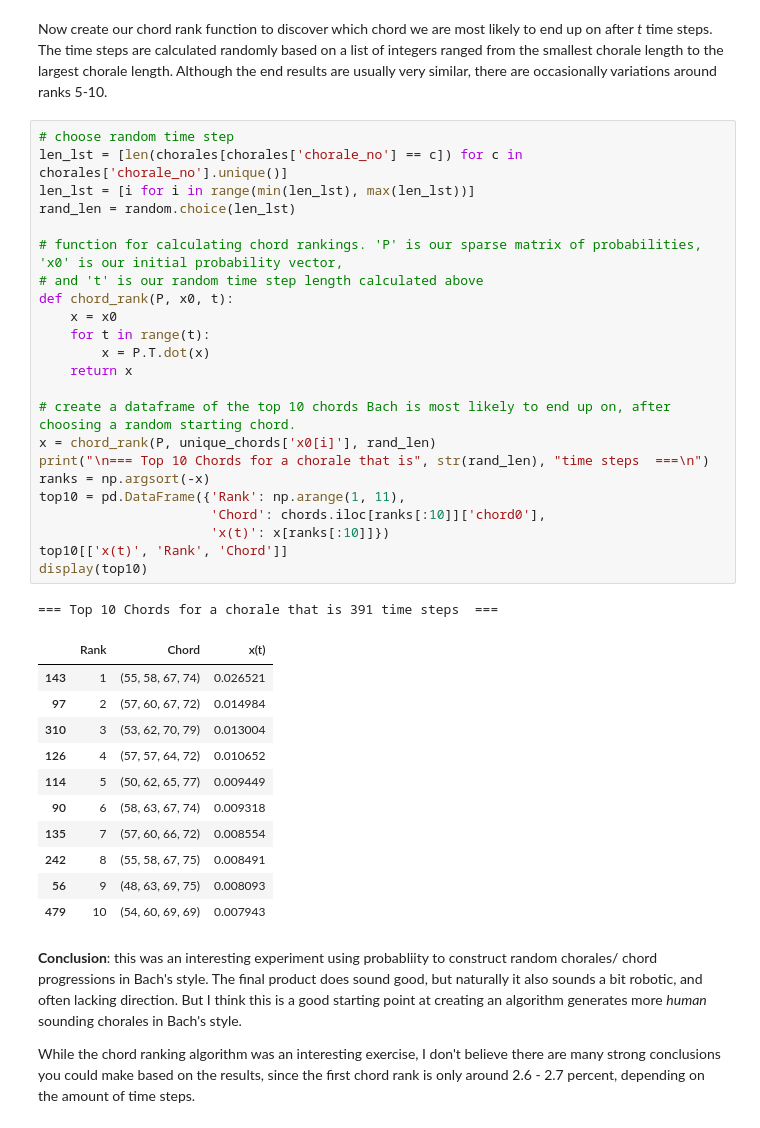
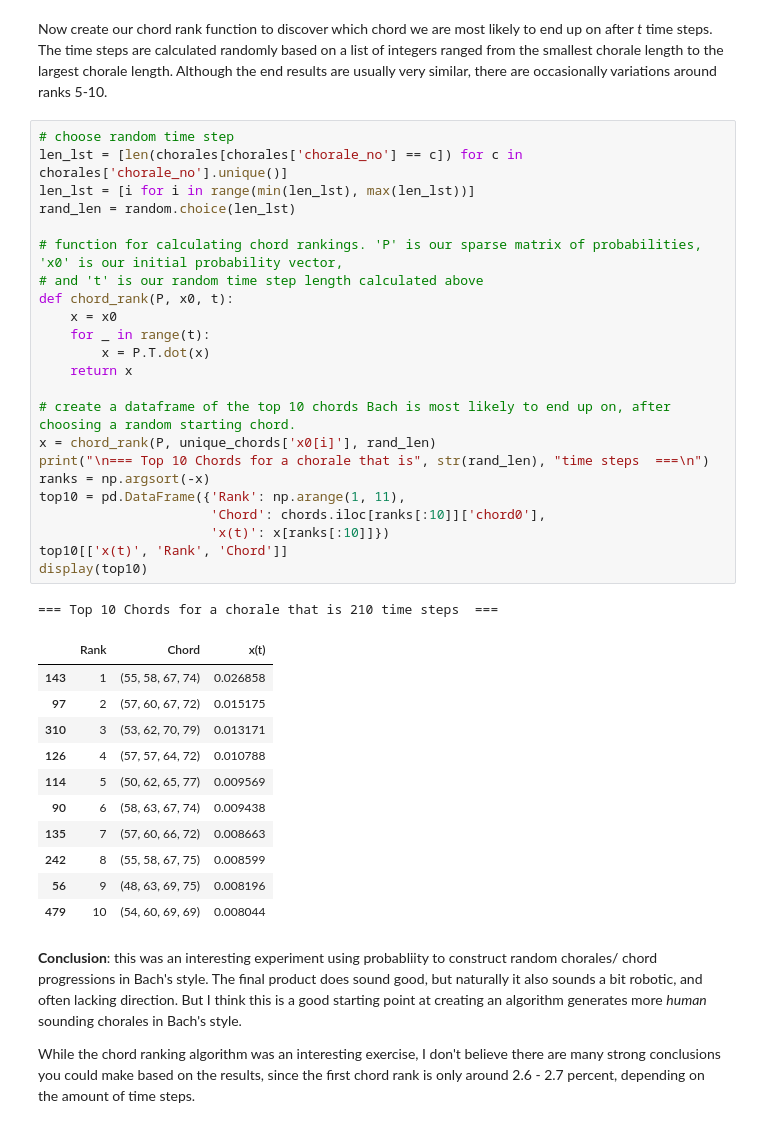
Before and after one commit to keithdeu/chorale_generator_and_chord_ranks, a Jupyter notebook: Chorale_Generator_and_Chord_Ranking.ipynb, the cells around one changed output. Cells and saved outputs as stored; diff of their text form.

```diff
--- a/Chorale_Generator_and_Chord_Ranking.ipynb
+++ b/Chorale_Generator_and_Chord_Ranking.ipynb
@@ -449,39 +449,39 @@ Now create our chord rank function to discover which chord we are most likely to
 # %%
 # choose random time step
 len_lst = [len(chorales[chorales['chorale_no'] == c]) for c in chorales['chorale_no'].unique()]
 len_lst = [i for i in range(min(len_lst), max(len_lst))]
 rand_len = random.choice(len_lst)
 
 # function for calculating chord rankings. 'P' is our sparse matrix of probabilities, 'x0' is our initial probability vector,
 # and 't' is our random time step length calculated above
 def chord_rank(P, x0, t):
     x = x0
-    for t in range(t):
+    for _ in range(t):
         x = P.T.dot(x)
     return x
 
 # create a dataframe of the top 10 chords Bach is most likely to end up on, after choosing a random starting chord.
 x = chord_rank(P, unique_chords['x0[i]'], rand_len)
 print("\n=== Top 10 Chords for a chorale that is", str(rand_len), "time steps  ===\n")
 ranks = np.argsort(-x)
 top10 = pd.DataFrame({'Rank': np.arange(1, 11),
                       'Chord': chords.iloc[ranks[:10]]['chord0'],
                       'x(t)': x[ranks[:10]]})
 top10[['x(t)', 'Rank', 'Chord']]
 display(top10)
 # %% [output]
-=== Top 10 Chords for a chorale that is 391 time steps  ===
+=== Top 10 Chords for a chorale that is 210 time steps  ===
 |  | Rank | Chord | x(t) |
-| 143 | 1 | (55, 58, 67, 74) | 0.026521 |
-| 97 | 2 | (57, 60, 67, 72) | 0.014984 |
-| 310 | 3 | (53, 62, 70, 79) | 0.013004 |
-| 126 | 4 | (57, 57, 64, 72) | 0.010652 |
-| 114 | 5 | (50, 62, 65, 77) | 0.009449 |
-| 90 | 6 | (58, 63, 67, 74) | 0.009318 |
-| 135 | 7 | (57, 60, 66, 72) | 0.008554 |
-| 242 | 8 | (55, 58, 67, 75) | 0.008491 |
-| 56 | 9 | (48, 63, 69, 75) | 0.008093 |
-| 479 | 10 | (54, 60, 69, 69) | 0.007943 |
+| 143 | 1 | (55, 58, 67, 74) | 0.026858 |
+| 97 | 2 | (57, 60, 67, 72) | 0.015175 |
+| 310 | 3 | (53, 62, 70, 79) | 0.013171 |
+| 126 | 4 | (57, 57, 64, 72) | 0.010788 |
+| 114 | 5 | (50, 62, 65, 77) | 0.009569 |
+| 90 | 6 | (58, 63, 67, 74) | 0.009438 |
+| 135 | 7 | (57, 60, 66, 72) | 0.008663 |
+| 242 | 8 | (55, 58, 67, 75) | 0.008599 |
+| 56 | 9 | (48, 63, 69, 75) | 0.008196 |
+| 479 | 10 | (54, 60, 69, 69) | 0.008044 |
 # %% [markdown]
 **Conclusion**: this was an interesting experiment using probabliity to construct random chorales/ chord progressions in Bach's style. The final product does sound good, but naturally it also sounds a bit robotic, and often lacking direction. But I think this is a good starting point at creating an algorithm generates more *human* sounding chorales in Bach's style.
 
```
Also changed, not shown: parts of 2 cells of this notebook.
